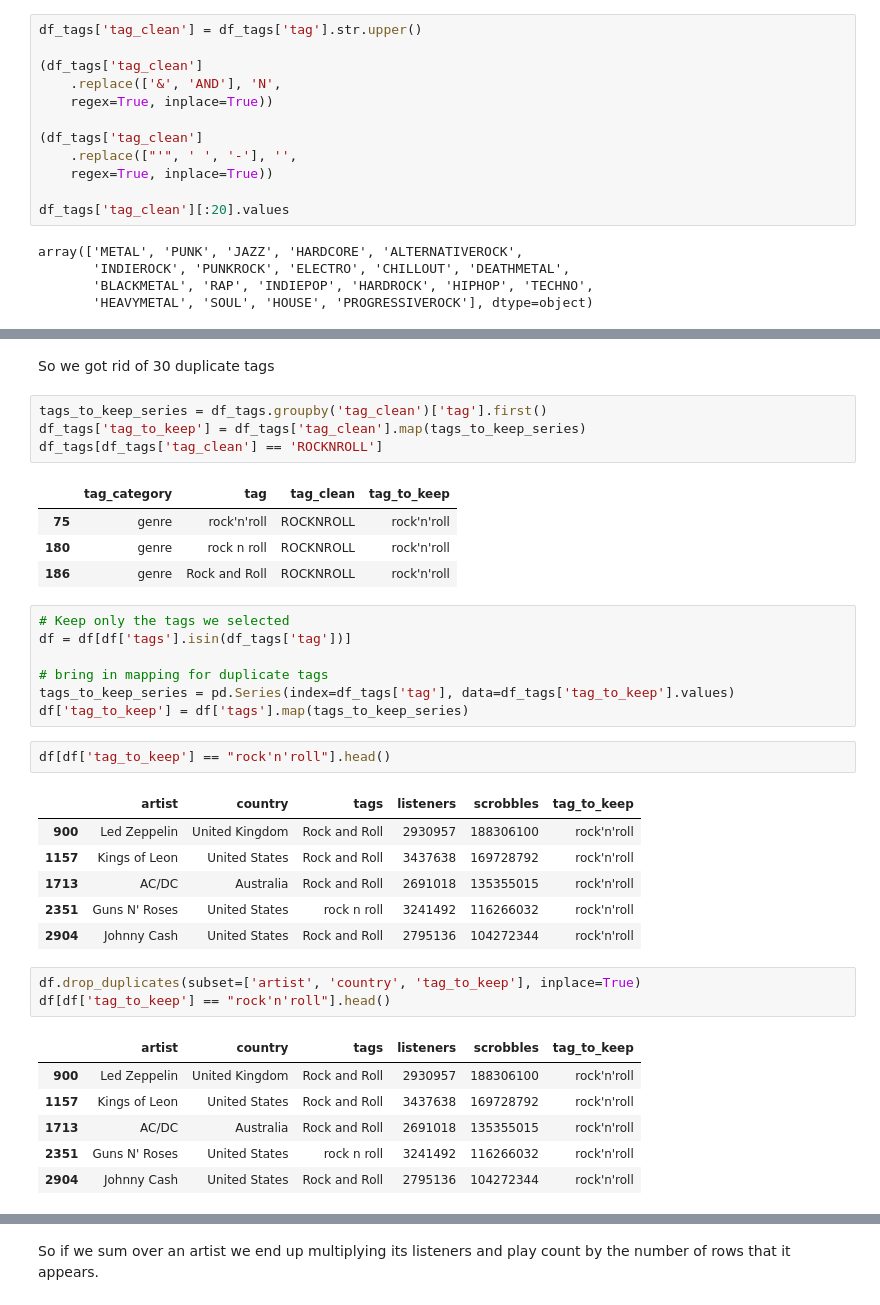
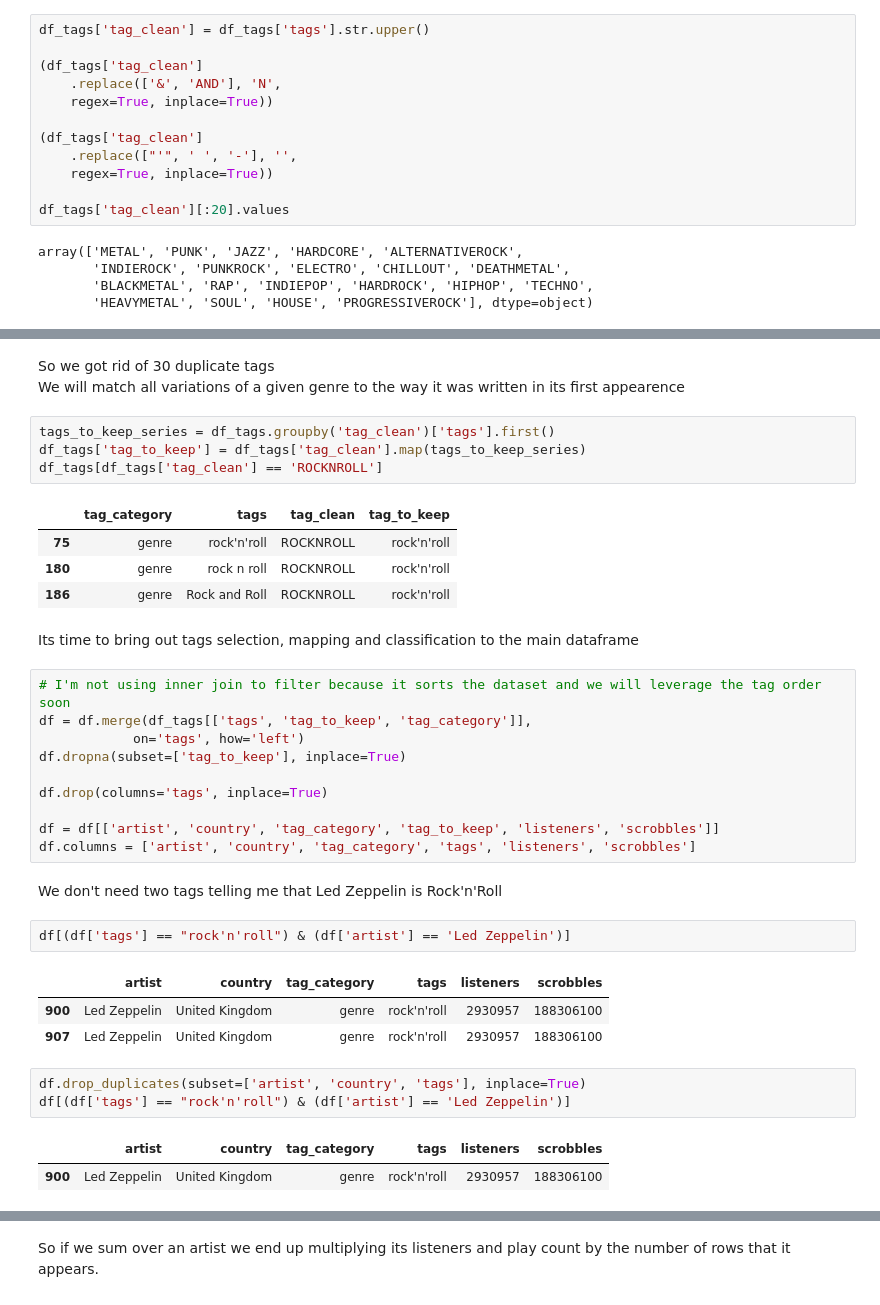
Before and after one commit to tharikhajar/lastfm_popularity, a Jupyter notebook: Pandas_ETL.ipynb, the cells around one changed output, grey strips where cells are left out. Drawn from its saved outputs; the diff is of its cells as text.

Commit message:
Python side functionally complete. Need to explain how I grouped the flags

```diff
--- a/Pandas_ETL.ipynb
+++ b/Pandas_ETL.ipynb
@@ -189,5 +217,5 @@ for file in my_dir:
 # %%
-df_tags['tag_clean'] = df_tags['tag'].str.upper()
+df_tags['tag_clean'] = df_tags['tags'].str.upper()
 
 (df_tags['tag_clean']
     .replace(['&', 'AND'], 'N',
@@ -212,37 +242,38 @@ Unique tags after cleaning:  207
-# %% [markdown]
-So we got rid of 30 duplicate tags
+# %% [markdown]
+So we got rid of 30 duplicate tags<br>
+We will match all variations of a given genre to the way it was written in its first appearence
 # %%
-tags_to_keep_series = df_tags.groupby('tag_clean')['tag'].first()
+tags_to_keep_series = df_tags.groupby('tag_clean')['tags'].first()
 df_tags['tag_to_keep'] = df_tags['tag_clean'].map(tags_to_keep_series)
 df_tags[df_tags['tag_clean'] == 'ROCKNROLL']
 # %% [output]
-|  | tag_category | tag | tag_clean | tag_to_keep |
+|  | tag_category | tags | tag_clean | tag_to_keep |
 | 75 | genre | rock'n'roll | ROCKNROLL | rock'n'roll |
 | 180 | genre | rock n roll | ROCKNROLL | rock'n'roll |
 | 186 | genre | Rock and Roll | ROCKNROLL | rock'n'roll |
-# %%
-# Keep only the tags we selected
-df = df[df['tags'].isin(df_tags['tag'])]
-
-# bring in mapping for duplicate tags
-tags_to_keep_series = pd.Series(index=df_tags['tag'], data=df_tags['tag_to_keep'].values)
-df['tag_to_keep'] = df['tags'].map(tags_to_keep_series)
+# %% [markdown]
+Its time to bring out tags selection, mapping and classification to the main dataframe
+# %%
+# I'm not using inner join to filter because it sorts the dataset and we will leverage the tag order soon
+df = df.merge(df_tags[['tags', 'tag_to_keep', 'tag_category']],
+            on='tags', how='left')
+df.dropna(subset=['tag_to_keep'], inplace=True)
+
+df.drop(columns='tags', inplace=True)
+
+df = df[['artist', 'country', 'tag_category', 'tag_to_keep', 'listeners', 'scrobbles']]
+df.columns = ['artist', 'country', 'tag_category', 'tags', 'listeners', 'scrobbles']
+# %% [markdown]
+We don't need two tags telling me that Led Zeppelin is Rock'n'Roll
 # %%
-df[df['tag_to_keep'] == "rock'n'roll"].head()
+df[(df['tags'] == "rock'n'roll") & (df['artist'] == 'Led Zeppelin')]
 # %% [output]
-|  | artist | country | tags | listeners | scrobbles | tag_to_keep |
-| 900 | Led Zeppelin | United Kingdom | Rock and Roll | 2930957 | 188306100 | rock'n'roll |
-| 1157 | Kings of Leon | United States | Rock and Roll | 3437638 | 169728792 | rock'n'roll |
-| 1713 | AC/DC | Australia | Rock and Roll | 2691018 | 135355015 | rock'n'roll |
-| 2351 | Guns N' Roses | United States | rock n roll | 3241492 | 116266032 | rock'n'roll |
-| 2904 | Johnny Cash | United States | Rock and Roll | 2795136 | 104272344 | rock'n'roll |
+|  | artist | country | tag_category | tags | listeners | scrobbles |
+| 900 | Led Zeppelin | United Kingdom | genre | rock'n'roll | 2930957 | 188306100 |
+| 907 | Led Zeppelin | United Kingdom | genre | rock'n'roll | 2930957 | 188306100 |
 # %%
-df.drop_duplicates(subset=['artist', 'country', 'tag_to_keep'], inplace=True)
-df[df['tag_to_keep'] == "rock'n'roll"].head()
+df.drop_duplicates(subset=['artist', 'country', 'tags'], inplace=True)
+df[(df['tags'] == "rock'n'roll") & (df['artist'] == 'Led Zeppelin')]
 # %% [output]
-|  | artist | country | tags | listeners | scrobbles | tag_to_keep |
-| 900 | Led Zeppelin | United Kingdom | Rock and Roll | 2930957 | 188306100 | rock'n'roll |
-| 1157 | Kings of Leon | United States | Rock and Roll | 3437638 | 169728792 | rock'n'roll |
-| 1713 | AC/DC | Australia | Rock and Roll | 2691018 | 135355015 | rock'n'roll |
-| 2351 | Guns N' Roses | United States | rock n roll | 3241492 | 116266032 | rock'n'roll |
-| 2904 | Johnny Cash | United States | Rock and Roll | 2795136 | 104272344 | rock'n'roll |
+|  | artist | country | tag_category | tags | listeners | scrobbles |
+| 900 | Led Zeppelin | United Kingdom | genre | rock'n'roll | 2930957 | 188306100 |
```
Also changed, not shown: parts of 29 cells of this notebook.
